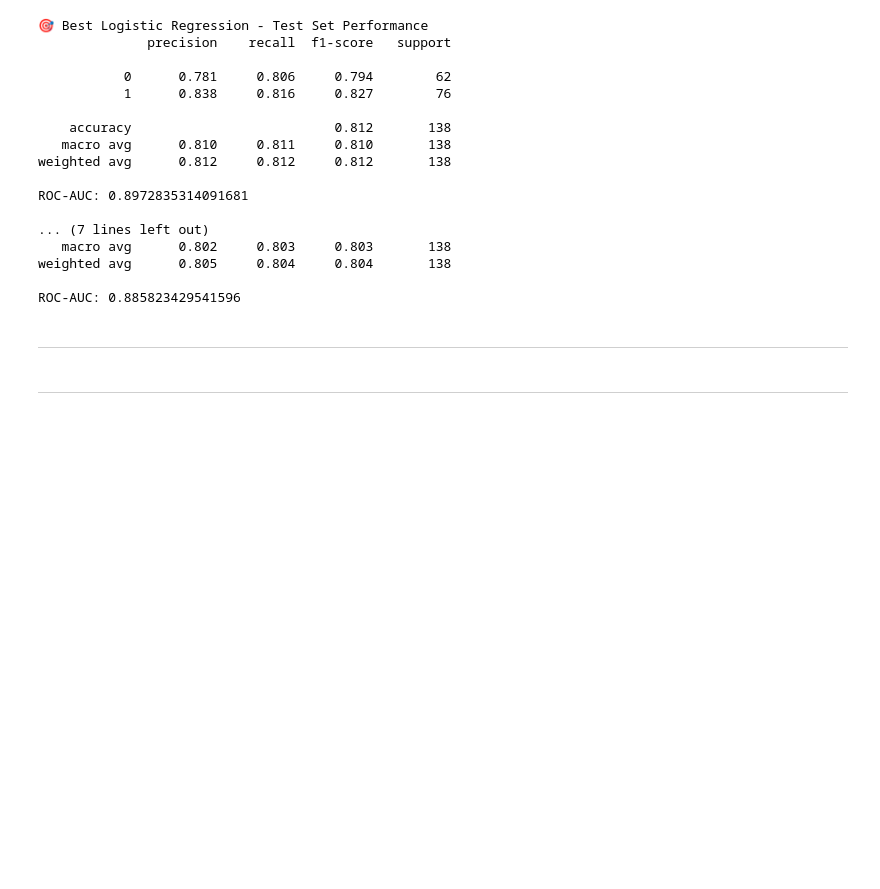
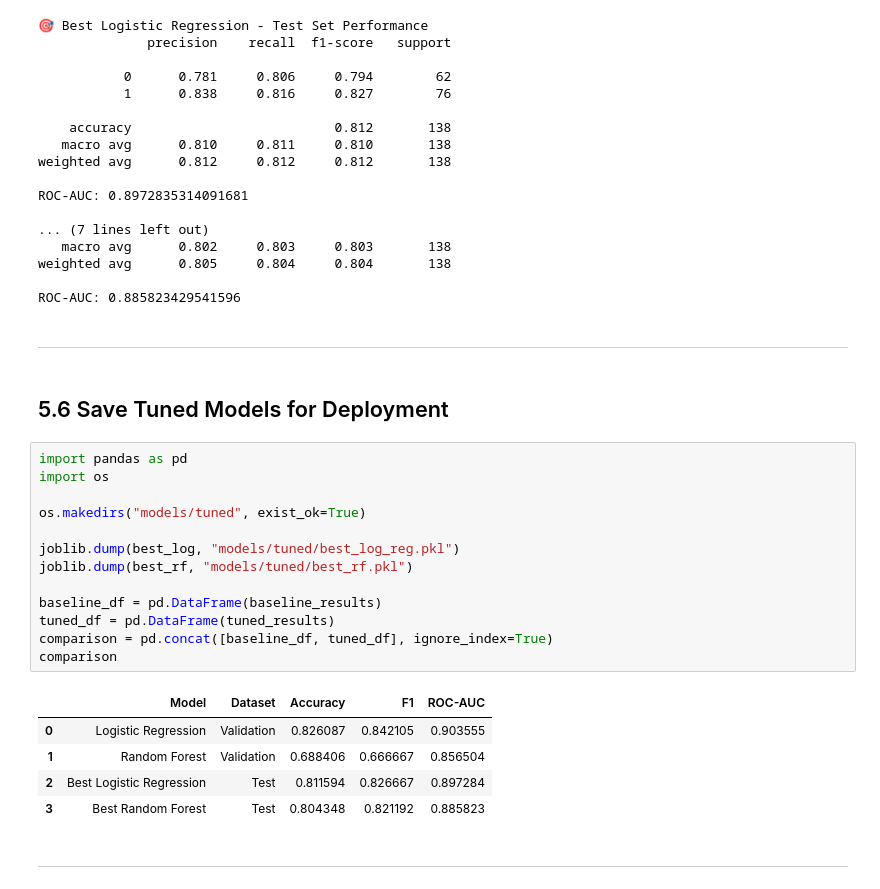
Before and after one commit to aaronalonsotorrens/Heart_disease_risk_predictor, a Jupyter notebook: jupyter_notebooks/Notebook 5: Model Evaluation and Tuning.ipynb, the cells around one changed output. Cells and saved outputs as stored; diff of their text form; blank space fills up the shorter version.

Commit message:
Save the tuned models for deployment, and add conclusions and next steps

```diff
--- a/jupyter_notebooks/Notebook 5: Model Evaluation and Tuning.ipynb
+++ b/jupyter_notebooks/Notebook 5: Model Evaluation and Tuning.ipynb
@@ -296,7 +296,28 @@ ROC-AUC: 0.8972835314091681
 weighted avg      0.805     0.804     0.804       138
 
 ROC-AUC: 0.885823429541596
-# %% [markdown]
----
-# %% [markdown]
----
+# %% [markdown]
+---
+# %% [markdown]
+## 5.6 Save Tuned Models for Deployment
+# %%
+import pandas as pd
+import os
+
+os.makedirs("models/tuned", exist_ok=True)
+
+joblib.dump(best_log, "models/tuned/best_log_reg.pkl")
+joblib.dump(best_rf, "models/tuned/best_rf.pkl")
+
+baseline_df = pd.DataFrame(baseline_results)
+tuned_df = pd.DataFrame(tuned_results)
+comparison = pd.concat([baseline_df, tuned_df], ignore_index=True)
+comparison
+# %% [output]
+|  | Model | Dataset | Accuracy | F1 | ROC-AUC |
+| 0 | Logistic Regression | Validation | 0.826087 | 0.842105 | 0.903555 |
+| 1 | Random Forest | Validation | 0.688406 | 0.666667 | 0.856504 |
+| 2 | Best Logistic Regression | Test | 0.811594 | 0.826667 | 0.897284 |
+| 3 | Best Random Forest | Test | 0.804348 | 0.821192 | 0.885823 |
+# %% [markdown]
+---
```
Also changed, not shown: parts of 1 cell of this notebook, 2 other files.
